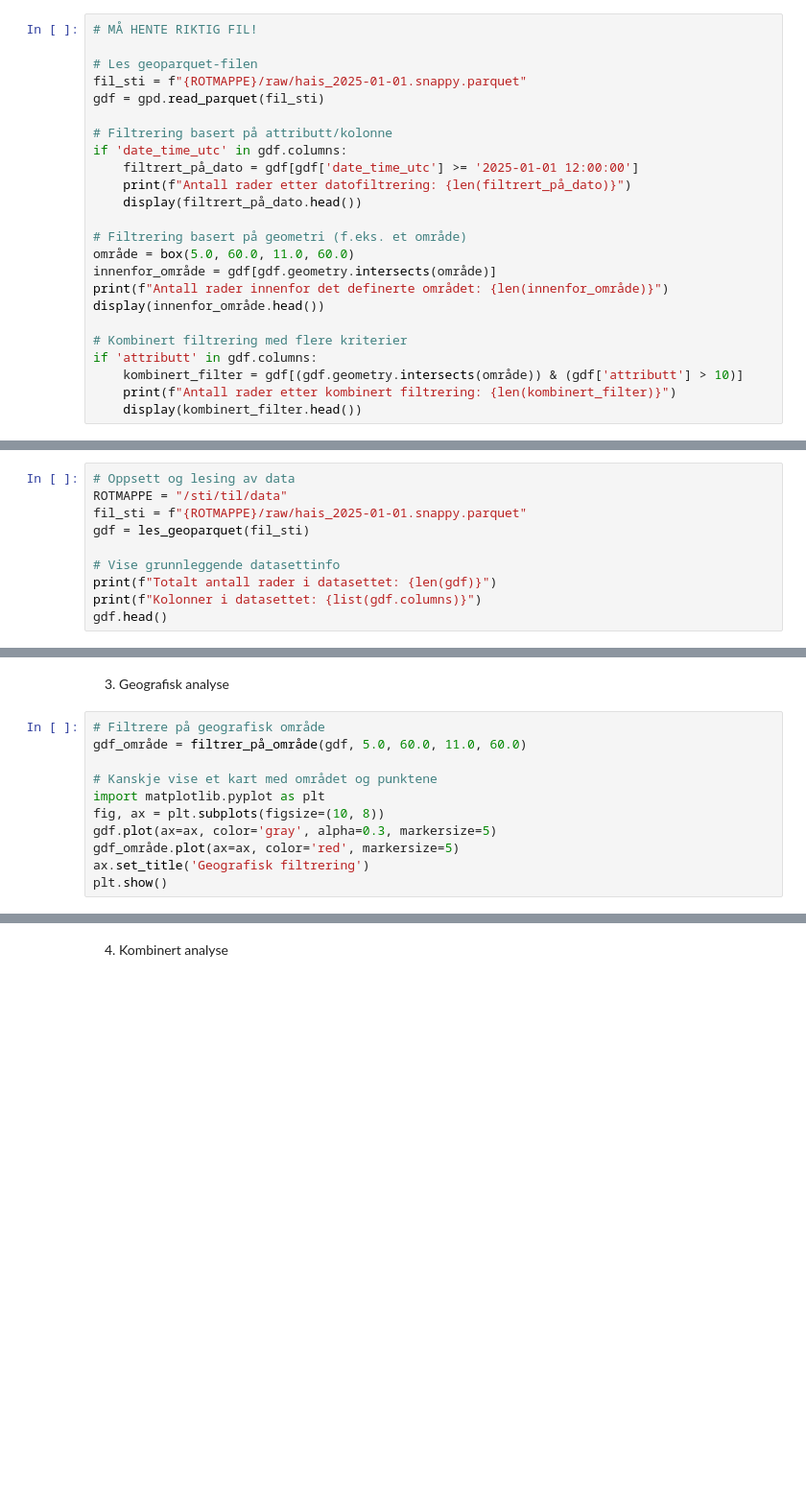
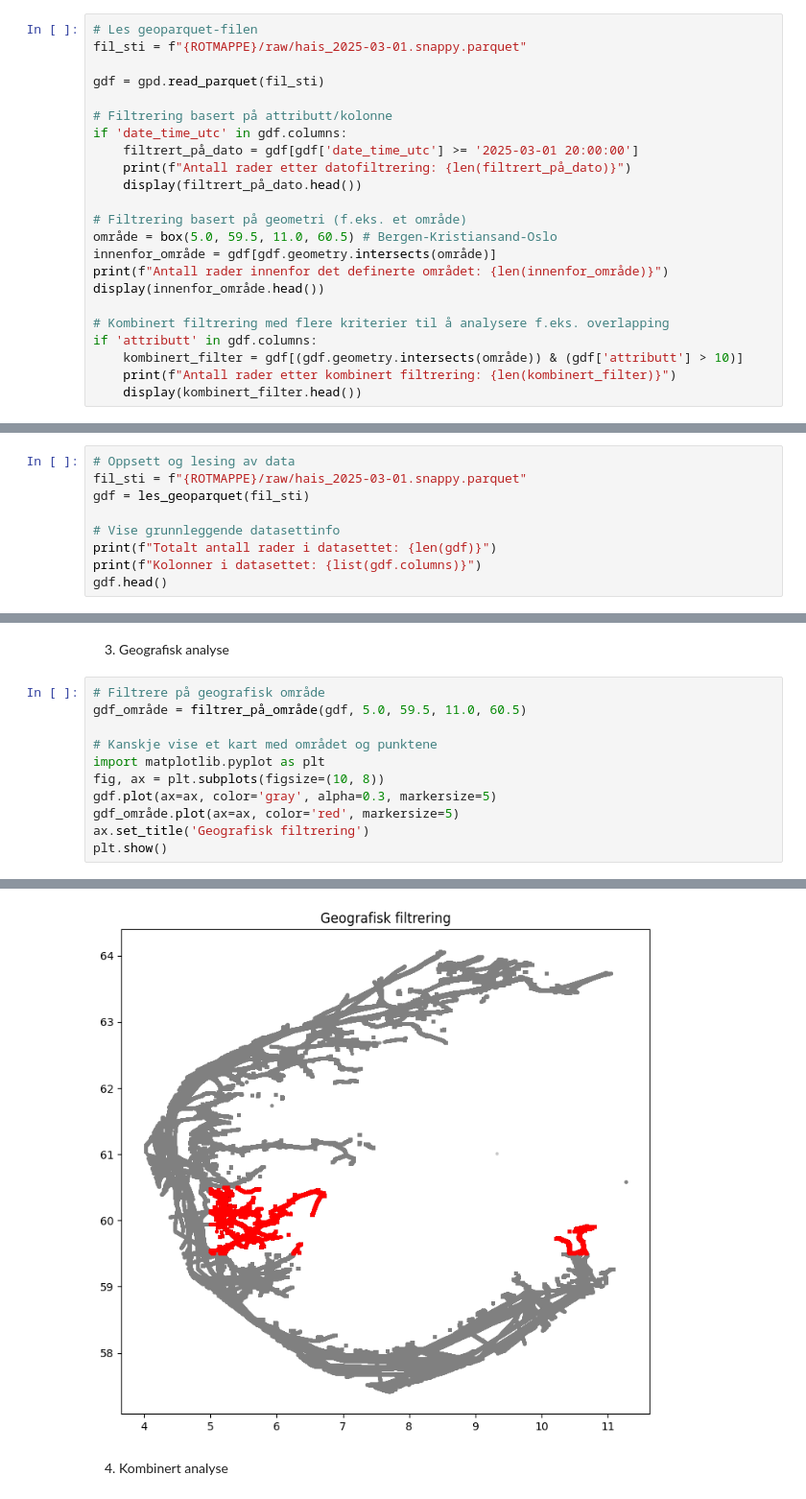
Before and after one commit to kartAI/kaidata_geolake, a Jupyter notebook: demo.ipynb, the cells around one changed output, grey strips where cells are left out. Shown at 96% size. Saved outputs shown, nothing was run; the diff lists cells and outputs as text; blank space fills up the shorter version.

```diff
--- a/demo.ipynb
+++ b/demo.ipynb
@@ -488,24 +51,23 @@ resultater = behandle_alle_filer_i_mappe(ROTMAPPE, opprett_struktur=True)
 Leser, filtrere og analysere geografiske data fra en GeoParquet-fil basert på gitte kriterier
 # %%
-# MÅ HENTE RIKTIG FIL!
+# Les geoparquet-filen
+fil_sti = f"{ROTMAPPE}/raw/hais_2025-03-01.snappy.parquet"
 
-# Les geoparquet-filen
-fil_sti = f"{ROTMAPPE}/raw/hais_2025-01-01.snappy.parquet"
 gdf = gpd.read_parquet(fil_sti)
 
 # Filtrering basert på attributt/kolonne
 if 'date_time_utc' in gdf.columns:
-    filtrert_på_dato = gdf[gdf['date_time_utc'] >= '2025-01-01 12:00:00']
+    filtrert_på_dato = gdf[gdf['date_time_utc'] >= '2025-03-01 20:00:00']
     print(f"Antall rader etter datofiltrering: {len(filtrert_på_dato)}")
     display(filtrert_på_dato.head())
 
 # Filtrering basert på geometri (f.eks. et område)
-område = box(5.0, 60.0, 11.0, 60.0)
+område = box(5.0, 59.5, 11.0, 60.5) # Bergen-Kristiansand-Oslo
 innenfor_område = gdf[gdf.geometry.intersects(område)]
 print(f"Antall rader innenfor det definerte området: {len(innenfor_område)}")
 display(innenfor_område.head())
 
-# Kombinert filtrering med flere kriterier
+# Kombinert filtrering med flere kriterier til å analysere f.eks. overlapping
 if 'attributt' in gdf.columns:
     kombinert_filter = gdf[(gdf.geometry.intersects(område)) & (gdf['attributt'] > 10)]
     print(f"Antall rader etter kombinert filtrering: {len(kombinert_filter)}")
@@ -614,8 +188,7 @@ def analyser_ais_data():
 2. Innledende analyse av datasett
 # %%
 # Oppsett og lesing av data
-ROTMAPPE = "/sti/til/data"
-fil_sti = f"{ROTMAPPE}/raw/hais_2025-01-01.snappy.parquet"
+fil_sti = f"{ROTMAPPE}/raw/hais_2025-03-01.snappy.parquet"
 gdf = les_geoparquet(fil_sti)
 
 # Vise grunnleggende datasettinfo
@@ -632,7 +224,7 @@ gdf_dato.head()
 3. Geografisk analyse
 # %%
 # Filtrere på geografisk område
-gdf_område = filtrer_på_område(gdf, 5.0, 60.0, 11.0, 60.0)
+gdf_område = filtrer_på_område(gdf, 5.0, 59.5, 11.0, 60.5)
 
 # Kanskje vise et kart med området og punktene
 import matplotlib.pyplot as plt
@@ -641,3 +233,4 @@ gdf.plot(ax=ax, color='gray', alpha=0.3, markersize=5)
 gdf_område.plot(ax=ax, color='red', markersize=5)
 ax.set_title('Geografisk filtrering')
 plt.show()
+# %% [output]
@@ -644,3 +238,4 @@ plt.show()
+[figure, added]
 # %% [markdown]
 4. Kombinert analyse
 # %%
```
Also changed, not shown: parts of 31 cells of this notebook, 2 other files.
